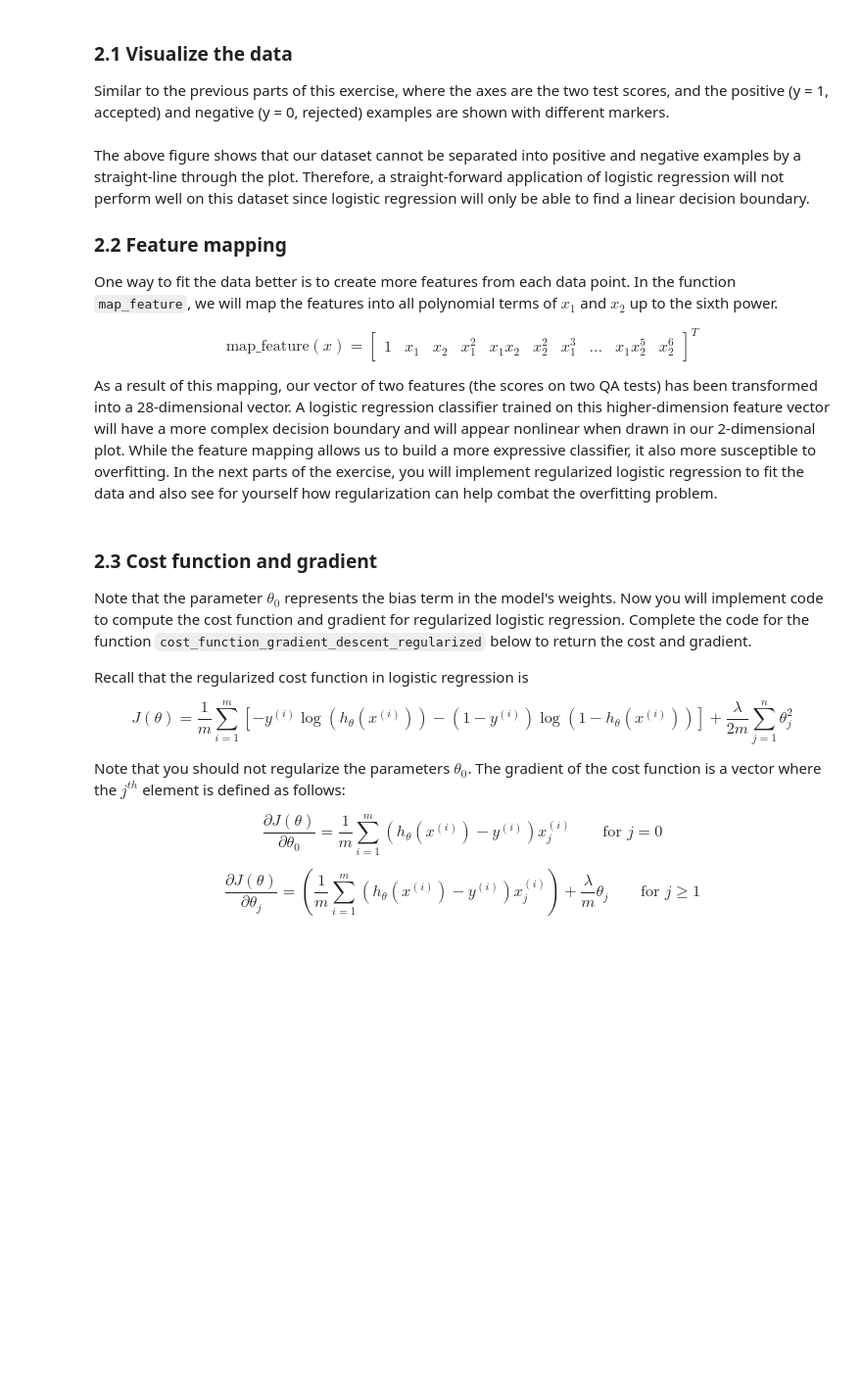
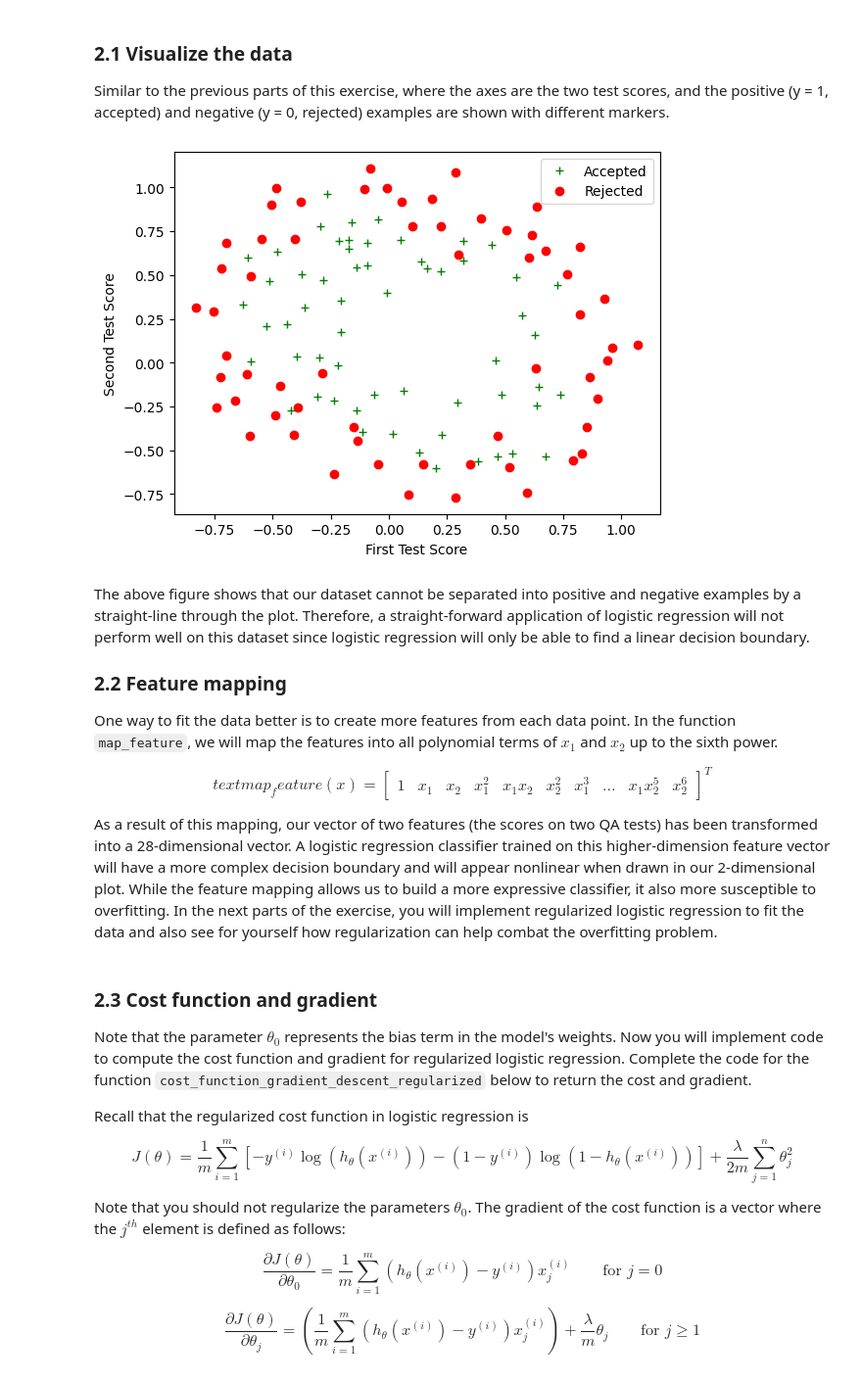
Before and after one commit to gideonn12/SuperVised_Learning, a Jupyter notebook: Exercise_3_Logistic_Regression.ipynb, the cells around one changed output. Shown: that part at 98% size. Saved outputs shown, nothing was run; the diff lists cells and outputs as text; code cells hidden in the pictures; blank space fills up the shorter version.

```diff
--- a/Exercise_3_Logistic_Regression.ipynb
+++ b/Exercise_3_Logistic_Regression.ipynb
@@ -400,6 +401,17 @@ FileNotFoundError: [Errno 2] No such file or directory: 'ex2data2.txt'
 
 Similar to the previous parts of this exercise, where the axes are the two test scores, and the positive (y = 1, accepted) and negative (y = 0, rejected) examples are shown with
 different markers.
+# %%
+pos = y == 1
+neg = y == 0
+plt.plot(X[pos, 0], X[pos, 1], 'g+', label='Accepted')
+plt.plot(X[neg, 0], X[neg, 1], 'ro', label='Rejected')
+plt.xlabel('First Test Score')
+plt.ylabel('Second Test Score')
+plt.legend()
+plt.show()
+# %% [output]
+[figure, added]
 # %% [markdown]
 The above figure shows that our dataset cannot be separated into positive and negative examples by a straight-line through the plot. Therefore, a straight-forward application of logistic regression will not perform well on this dataset since logistic regression will only be able to find a linear decision boundary.
 
@@ -407,7 +419,7 @@ The above figure shows that our dataset cannot be separated into positive and ne
 
 One way to fit the data better is to create more features from each data point. In the function `map_feature`, we will map the features into all polynomial terms of $x_1$ and $x_2$ up to the sixth power.
 
-$$ \text{map_feature}(x) = \begin{bmatrix} 1 & x_1 & x_2 & x_1^2 & x_1 x_2 & x_2^2 & x_1^3 & \dots & x_1 x_2^5 & x_2^6 \end{bmatrix}^T $$
+$$ text{map_feature}(x) = \begin{bmatrix} 1 & x_1 & x_2 & x_1^2 & x_1 x_2 & x_2^2 & x_1^3 & \dots & x_1 x_2^5 & x_2^6 \end{bmatrix}^T $$
 
 As a result of this mapping, our vector of two features (the scores on two QA tests) has been transformed into a 28-dimensional vector. A logistic regression classifier trained on this higher-dimension feature vector will have a more complex decision boundary and will appear nonlinear when drawn in our 2-dimensional plot.
 While the feature mapping allows us to build a more expressive classifier, it also more susceptible to overfitting. In the next parts of the exercise, you will implement regularized logistic regression to fit the data and also see for yourself how regularization can help combat the overfitting problem.
```
Also changed, not shown: parts of 9 cells of this notebook, 1 other file.
